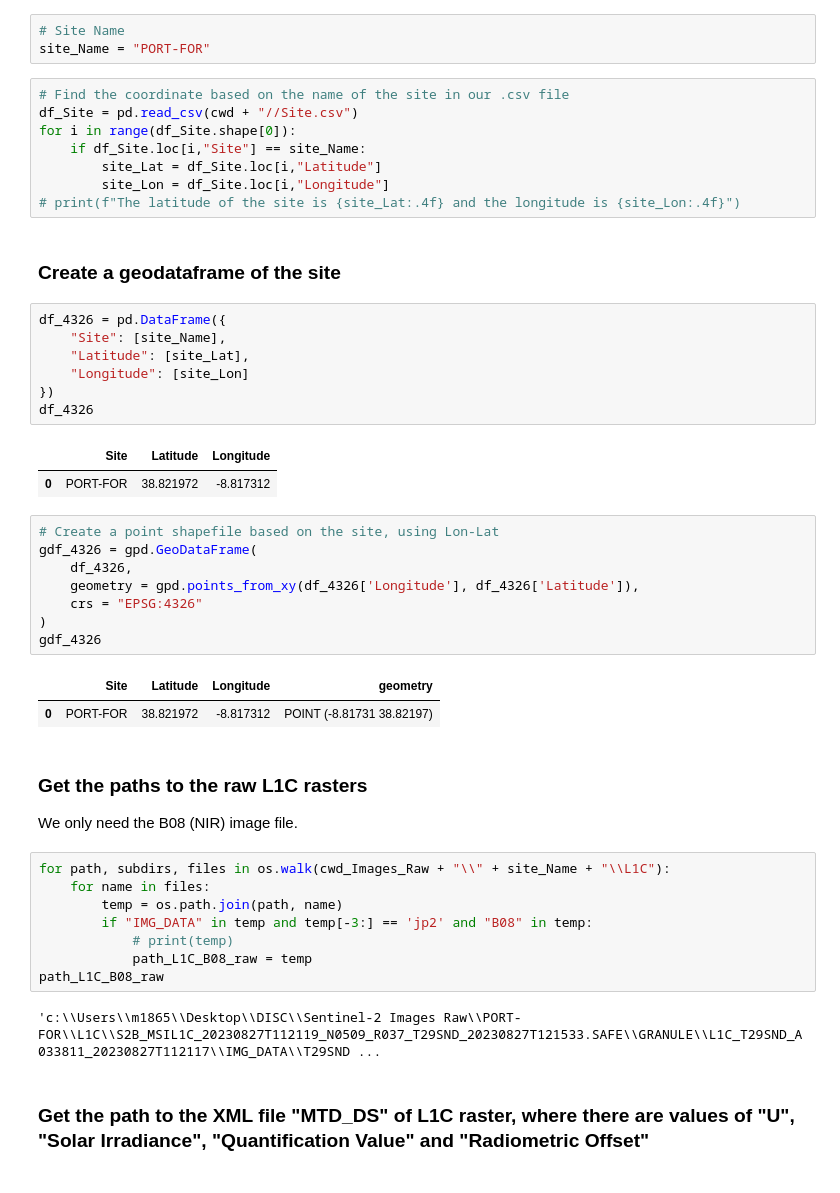
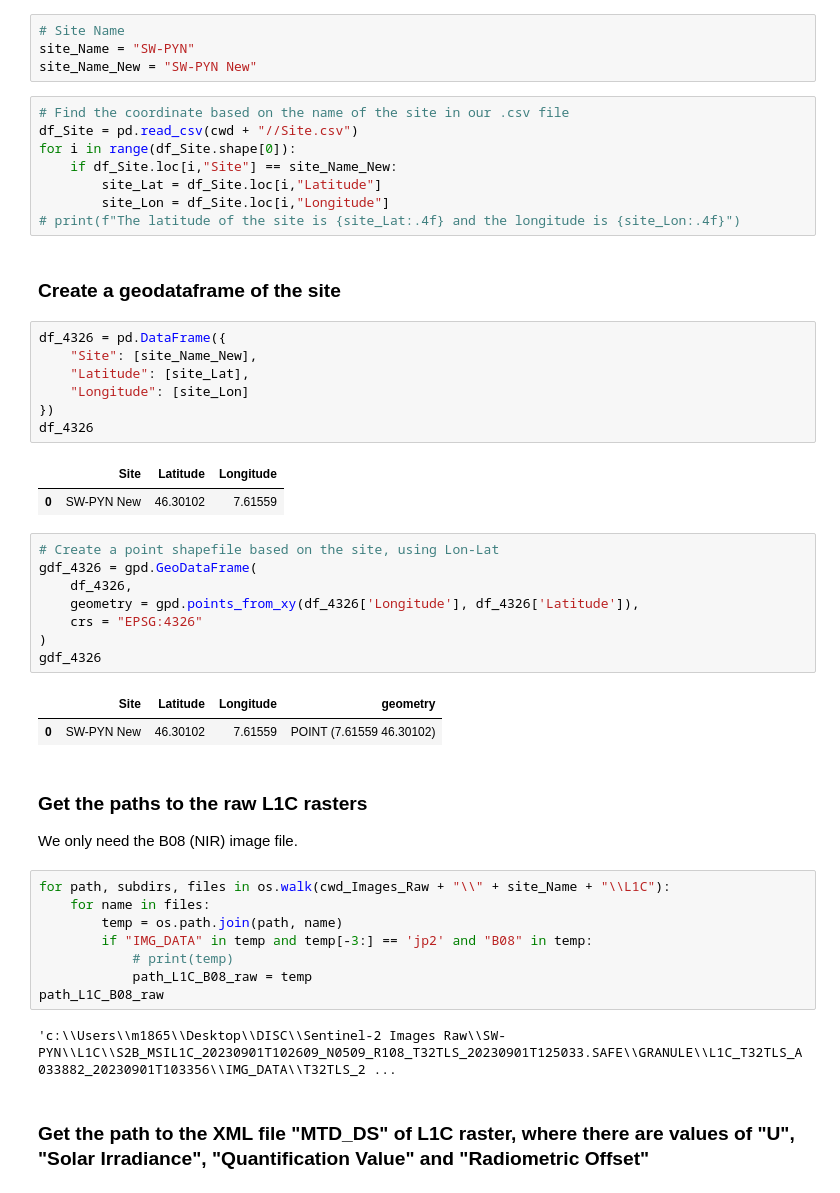
Before and after one commit to IAGO1215/DISCBICOCCA, a Jupyter notebook: NoteBooks Draft/R1-L1C L2A and NIRv Rad.ipynb, the cells around one changed output. Drawn from its saved outputs; the diff is of its cells as text.

```diff
--- a/NoteBooks Draft/R1-L1C L2A and NIRv Rad.ipynb
+++ b/NoteBooks Draft/R1-L1C L2A and NIRv Rad.ipynb
@@ -19,12 +19,13 @@ cwd_Images_Processed = cwd + "\\Sentinel-2 Images Processed"
 ### Set the site name and its latitude and longitude
 # %%
 # Site Name
-site_Name = "PORT-FOR"
+site_Name = "SW-PYN"
+site_Name_New = "SW-PYN New"
 # %%
 # Find the coordinate based on the name of the site in our .csv file
 df_Site = pd.read_csv(cwd + "//Site.csv")
 for i in range(df_Site.shape[0]):
-    if df_Site.loc[i,"Site"] == site_Name:
+    if df_Site.loc[i,"Site"] == site_Name_New:
         site_Lat = df_Site.loc[i,"Latitude"]
         site_Lon = df_Site.loc[i,"Longitude"]
 # print(f"The latitude of the site is {site_Lat:.4f} and the longitude is {site_Lon:.4f}")
@@ -32,14 +33,14 @@ for i in range(df_Site.shape[0]):
 ### Create a geodataframe of the site
 # %%
 df_4326 = pd.DataFrame({
-    "Site": [site_Name],
+    "Site": [site_Name_New],
     "Latitude": [site_Lat],
     "Longitude": [site_Lon]
 })
 df_4326
 # %% [output]
 |  | Site | Latitude | Longitude |
-| 0 | PORT-FOR | 38.821972 | -8.817312 |
+| 0 | SW-PYN New | 46.30102 | 7.61559 |
 # %%
 # Create a point shapefile based on the site, using Lon-Lat
 gdf_4326 = gpd.GeoDataFrame(
@@ -50,7 +51,7 @@ gdf_4326 = gpd.GeoDataFrame(
 gdf_4326
 # %% [output]
 |  | Site | Latitude | Longitude | geometry |
-| 0 | PORT-FOR | 38.821972 | -8.817312 | POINT (-8.81731 38.82197) |
+| 0 | SW-PYN New | 46.30102 | 7.61559 | POINT (7.61559 46.30102) |
 # %% [markdown]
 ### Get the paths to the raw L1C rasters
 We only need the B08 (NIR) image file.
@@ -63,7 +64,7 @@ for path, subdirs, files in os.walk(cwd_Images_Raw + "\\" + site_Name + "\\L1C")
             path_L1C_B08_raw = temp
 path_L1C_B08_raw
 # %% [output]
-'c:\\Users\\m1865\\Desktop\\DISC\\Sentinel-2 Images Raw\\PORT-FOR\\L1C\\S2B_MSIL1C_20230827T112119_N0509_R037_T29SND_20230827T121533.SAFE\\GRANULE\\L1C_T29SND_A033811_20230827T112117\\IMG_DATA\\T29SND ...
+'c:\\Users\\m1865\\Desktop\\DISC\\Sentinel-2 Images Raw\\SW-PYN\\L1C\\S2B_MSIL1C_20230901T102609_N0509_R108_T32TLS_20230901T125033.SAFE\\GRANULE\\L1C_T32TLS_A033882_20230901T103356\\IMG_DATA\\T32TLS_2 ...
 # %% [markdown]
 ### Get the path to the XML file "MTD_DS" of L1C raster, where there are values of "U", "Solar Irradiance", "Quantification Value" and "Radiometric Offset"
 # %%
```
Also changed, not shown: parts of 20 cells of this notebook, 2 other files.
